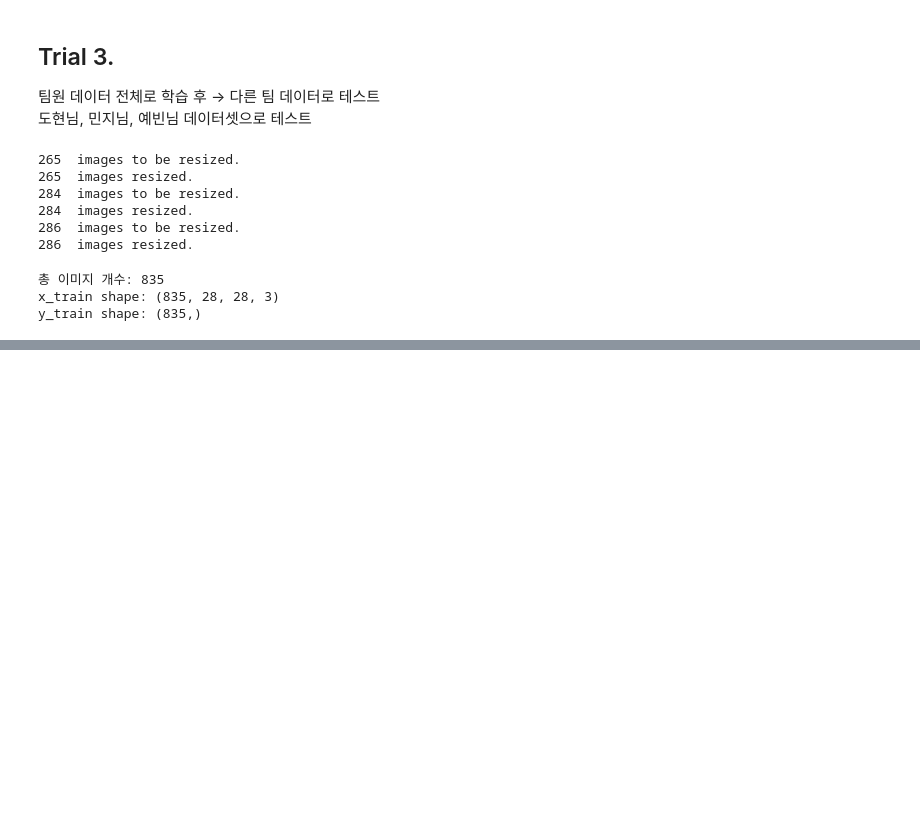
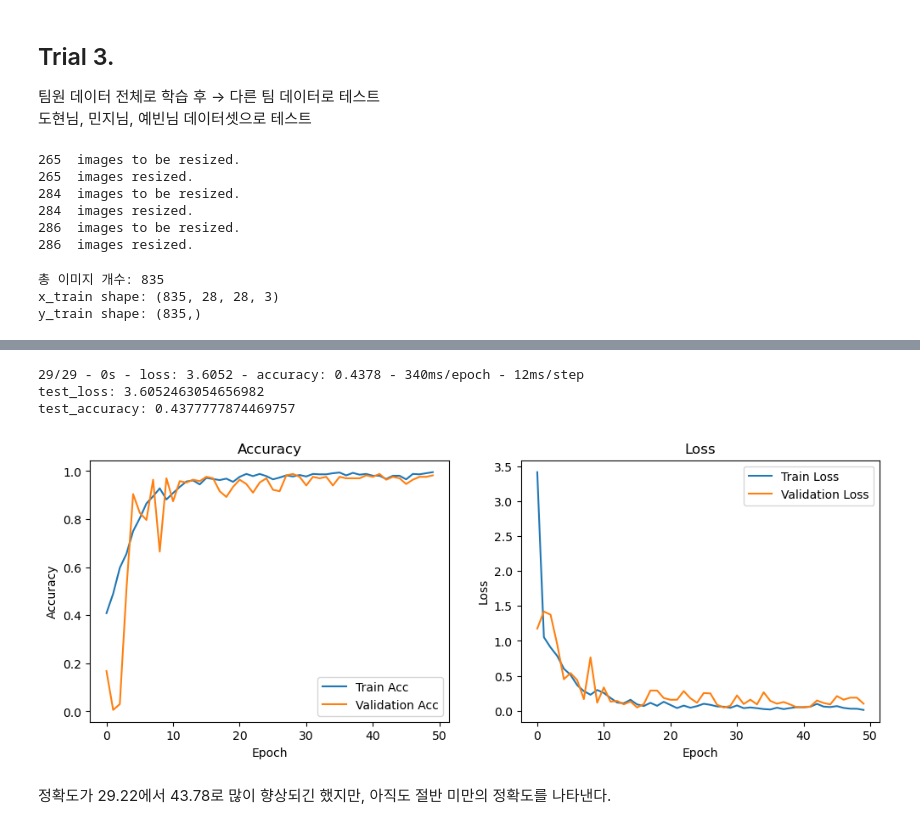
Before and after one commit to Gyu-Ri-Park/aiffel_quest, a Jupyter notebook: quest/240306_rock_scissor_paper.ipynb, the cells around one changed output, grey strips where cells are left out. Drawn from its saved outputs; the diff is of its cells as text; code cells hidden in the pictures; blank space fills up the shorter version.

```diff
--- a/quest/240306_rock_scissor_paper.ipynb
+++ b/quest/240306_rock_scissor_paper.ipynb
@@ -580,0 +604,8 @@ Epoch 30/30
+# %%
+# model을 학습시키는 코드를 직접 작성해 보세요.
+# Hint! model.compile()과 model.fit()을 사용해 봅시다.
+model.compile(optimizer='adam',
+             loss='sparse_categorical_crossentropy',
+             metrics=['accuracy'])
+
+history = model.fit(x_train, y_train, epochs=50, validation_split = 0.2)
@@ -580,0 +630,33 @@ Epoch 30/30
+# %%
+test_loss, test_accuracy = model.evaluate(x_test, y_test, verbose=2)
+print("test_loss: {} ".format(test_loss))
+print("test_accuracy: {}".format(test_accuracy))
+# %% [output]
+29/29 - 0s - loss: 3.6052 - accuracy: 0.4378 - 340ms/epoch - 12ms/step
+test_loss: 3.6052463054656982
+test_accuracy: 0.4377777874469757
+# %%
+# 학습 과정 시각화
+plt.figure(figsize=(12, 4))
+
+plt.subplot(1, 2, 1)
+plt.plot(history.history['accuracy'], label='Train Acc')
+plt.plot(history.history['val_accuracy'], label='Validation Acc')
+plt.title('Accuracy')
+plt.xlabel('Epoch')
+plt.ylabel('Accuracy')
+plt.legend()
+
+plt.subplot(1, 2, 2)
+plt.plot(history.history['loss'], label='Train Loss')
+plt.plot(history.history['val_loss'], label='Validation Loss')
+plt.title('Loss')
+plt.xlabel('Epoch')
+plt.ylabel('Loss')
+plt.legend()
+
+plt.show()
+# %% [output]
+[figure, added]
+# %% [markdown]
+정확도가 29.22에서 43.78로 많이 향상되긴 했지만, 아직도 절반 미만의 정확도를 나타낸다.
```
Also changed, not shown: parts of 25 cells of this notebook.
